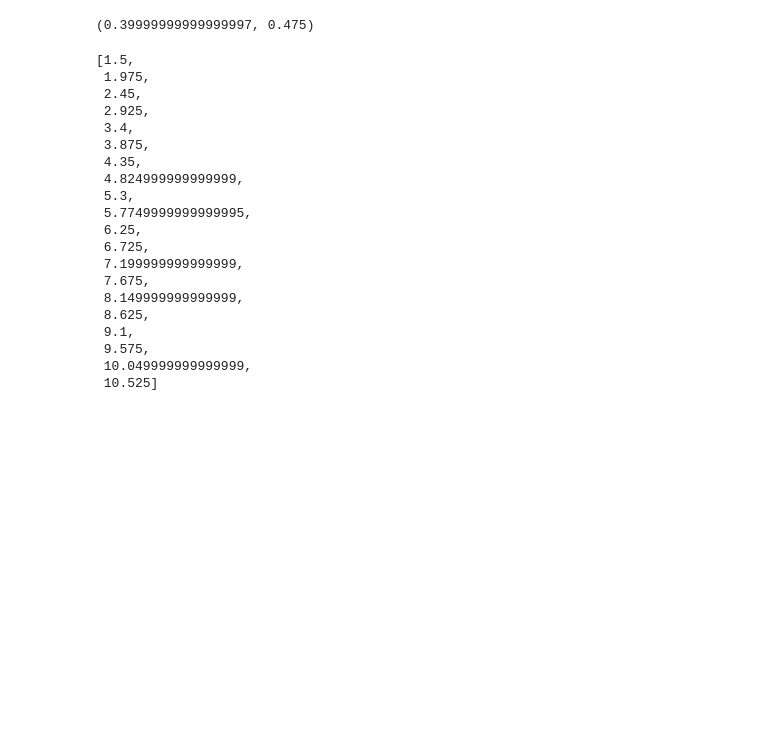
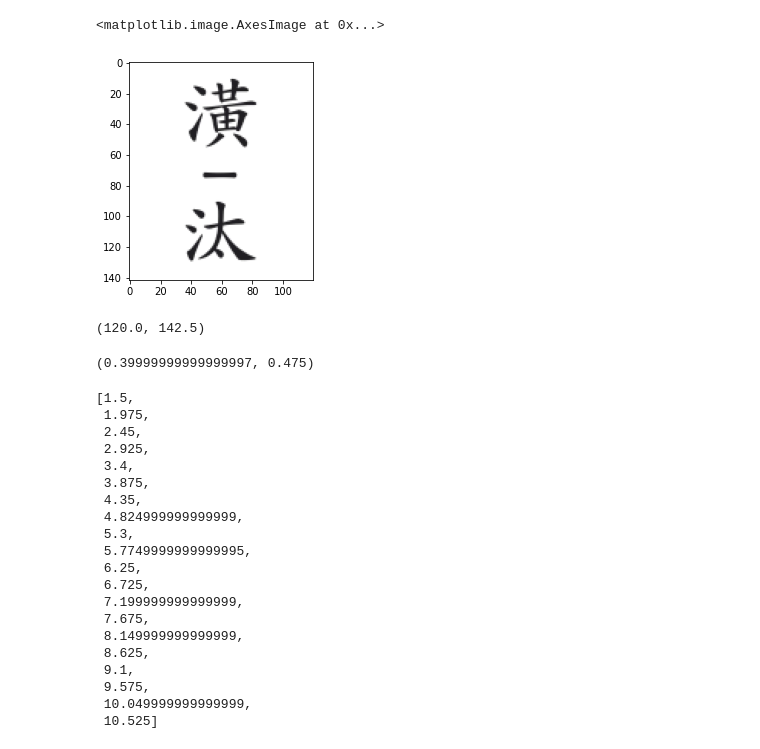
Before and after one commit to MALerLab/jeongganbo-omr, a Jupyter notebook: notebooks/draw_jeongganbo.ipynb, the cells around one changed output. Drawn from its saved outputs; the diff is of its cells as text; code cells hidden in the pictures; blank space fills up the shorter version.

```diff
--- a/notebooks/draw_jeongganbo.ipynb
+++ b/notebooks/draw_jeongganbo.ipynb
@@ -63,3 +258,33 @@ plt.show()
+# %%
+with open('test/CHP_Orchestrationvanilla2.txt', 'r') as f:
+  jg_text = f.read()
+
+jg_by_part = jg_text.split('\n\n')
+jg_by_part = [jg.split('\n') for jg in jg_by_part]
+sample_gak = jg_by_part[0][0]
+jg_samples = sample_gak.split('|')
+# %%
+from exp_utils.jeonggan_synthesizer import JeongganSynthesizer
+from omr_cnn import get_img_paths
+
+note_img_path_dict = get_img_paths('test/synth/src', ['notes', 'symbols'])
+synth = JeongganSynthesizer(note_img_path_dict)
+
+label = jg_samples[0]
+jng_dict = synth.label2dict(label)
+img = synth.get_blank(width=120, height=142)
+jng_img = synth.generate_image_by_dict(img, jng_dict, apply_noise=False)
+
+# synth_result = synth.generate_image_by_label(jg_samples[0], width=120, height=142)
+
+plt.imshow(jng_img)
+# %% [output]
+<matplotlib.image.AxesImage at 0x...>
+[figure, added]
+# %%
+0.4 * 300, 0.475 * 300
+# %% [output]
+(120.0, 142.5)
 # %%
 gak_width * jg_width_ratio, jeonggan_height
 # %% [output]
```
Also changed, not shown: parts of 7 cells of this notebook, 2 other files.
